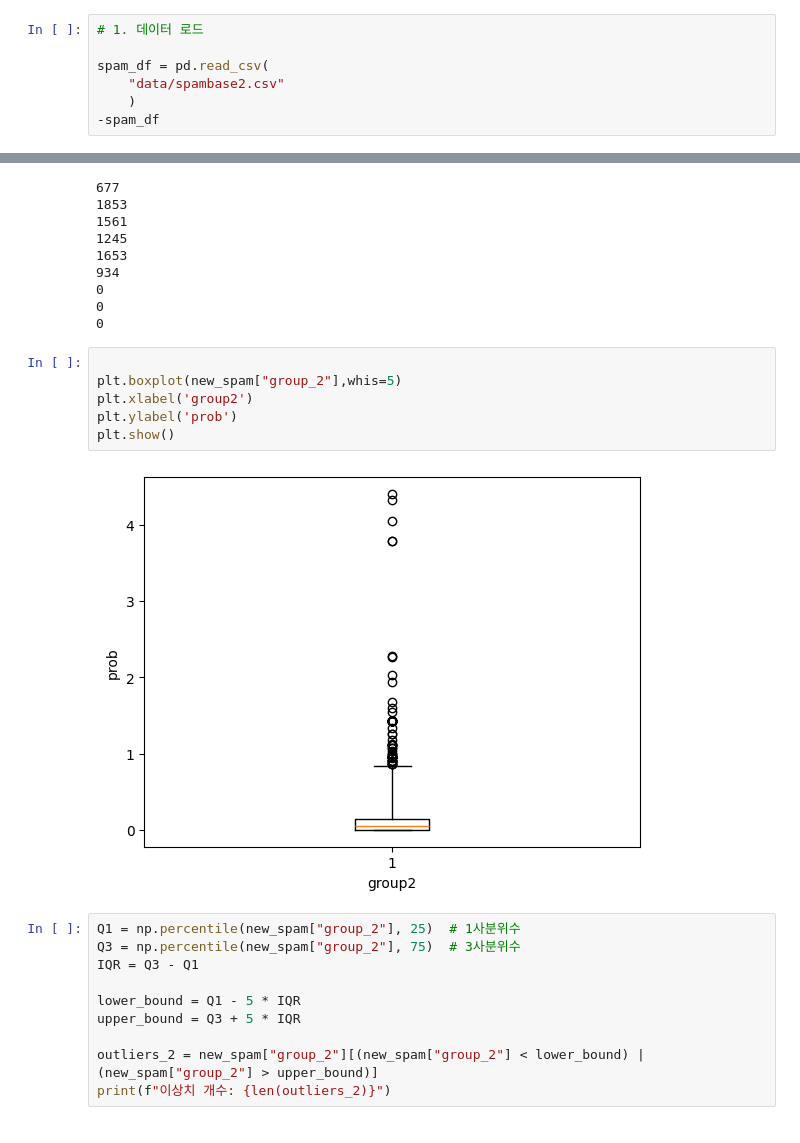
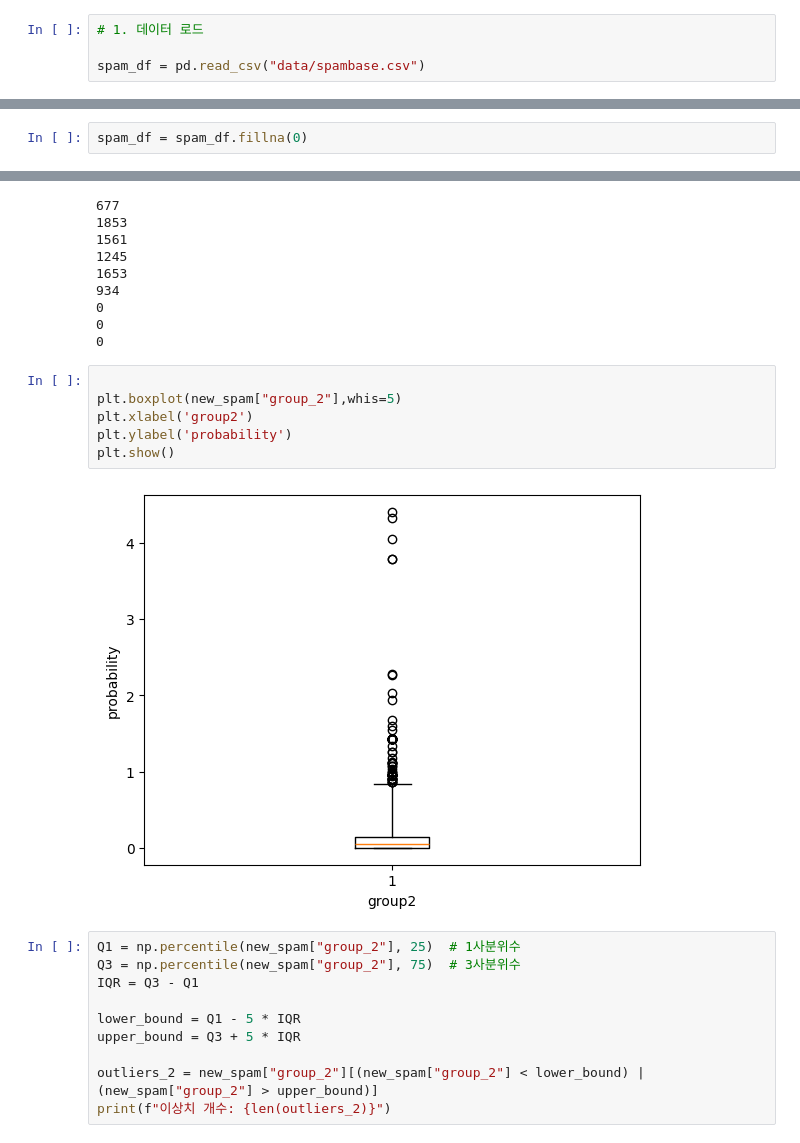
Before and after one commit to encore-SKN11/EDA-7Team, a Jupyter notebook: spam_email.ipynb, the cells around one changed output, grey strips where cells are left out. Drawn from its saved outputs; the diff is of its cells as text.

```diff
--- a/spam_email.ipynb
+++ b/spam_email.ipynb
@@ -9,7 +9,4 @@ warnings.filterwarnings('ignore')
 # %%
 # 1. 데이터 로드
 
-spam_df = pd.read_csv(
-    "data/spambase2.csv"
-    )
--spam_df
+spam_df = pd.read_csv("data/spambase.csv")
@@ -29,0 +33,2 @@ spam_df = pd.read_csv(
+# %%
+spam_df = spam_df.fillna(0)
@@ -57,11 +82,11 @@ for i in list:
 # %%
 
 plt.boxplot(new_spam["group_2"],whis=5)
 plt.xlabel('group2')
-plt.ylabel('prob')
+plt.ylabel('probability')
 plt.show()
 # %% [output]
-[figure, old version]
+[figure, new version]
 # %%
 Q1 = np.percentile(new_spam["group_2"], 25)  # 1사분위수
 Q3 = np.percentile(new_spam["group_2"], 75)  # 3사분위수
```
Also changed, not shown: parts of 7 cells of this notebook.
